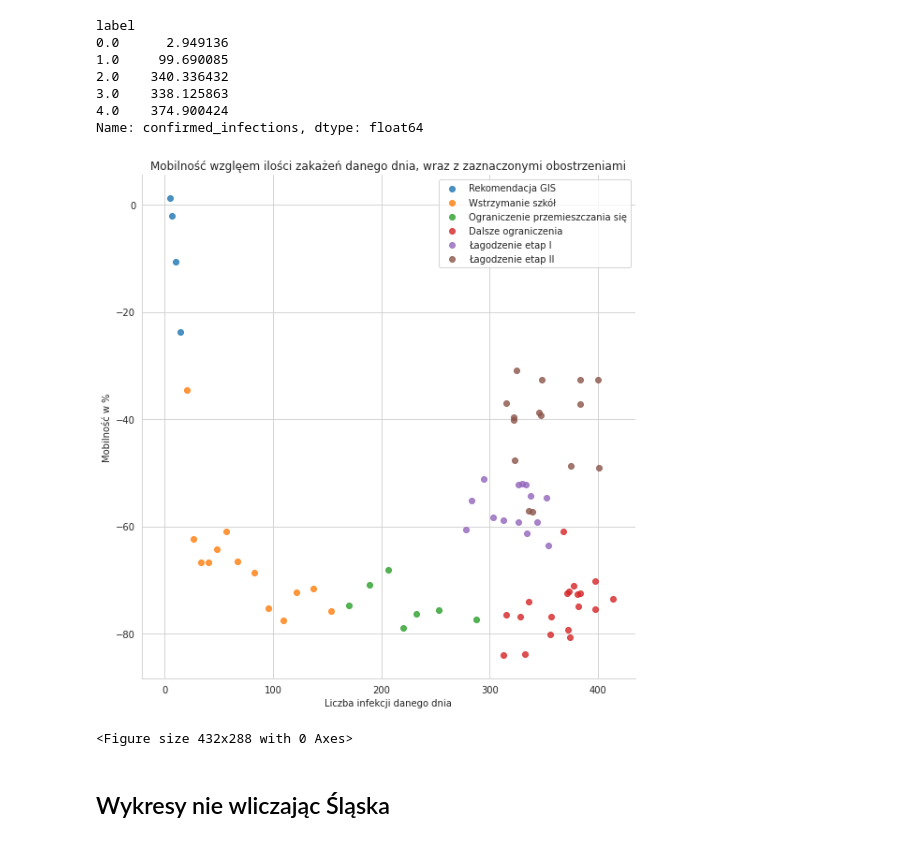
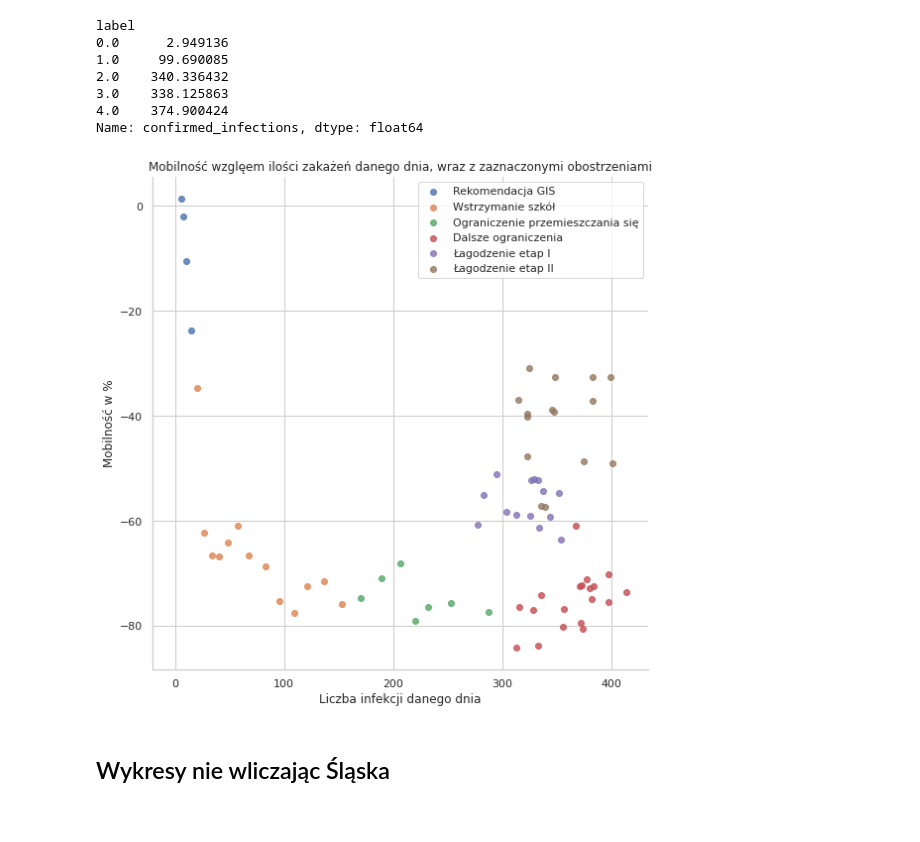
Before and after one commit to knmlprz/corona-analysis-1, a Jupyter notebook: notebooks/Analiza.ipynb, the cells around one changed output. Saved outputs shown, nothing was run; the diff lists cells and outputs as text; code cells hidden in the pictures.

```diff
--- a/notebooks/Analiza.ipynb
+++ b/notebooks/Analiza.ipynb
@@ -232,19 +233,18 @@ Name: confirmed_infections, dtype: float64
 # %%
 df.loc[df.index > "2020-03-8",'faza'] = 0
 df.loc[df.index > "2020-03-12",'faza'] = 1
 df.loc[df.index > "2020-03-25",'faza'] = 2
 df.loc[df.index > "2020-04-01",'faza'] = 3
 df.loc[df.index > "2020-04-20",'faza'] = 4
 df.loc[df.index > "2020-05-04",'faza'] = 5
 ax = sns.lmplot(x="confirmed_infections", y="pieszo", data=df[df.index < "2020-05-20"], fit_reg= False, height = 8, hue = "faza", legend = False)
 ax.set(ylabel='Mobilność w %', xlabel='Liczba infekcji danego dnia')
 plt.legend(labels=['Rekomendacja GIS', 'Wstrzymanie szkół', 'Ograniczenie przemieszczania się','Dalsze ograniczenia','Łagodzenie etap I', 'Łagodzenie etap II'])
 plt.title("Mobilność wzglęem ilości zakażeń danego dnia, wraz z zaznaczonymi obostrzeniami")
-plt.show()
-plt.savefig("fazy_porownanie_cale.png")
+plt.tight_layout()
+plt.savefig("../img/mobilnosc_infekcje_rekomendacje_rzadu.png", dpi=200)
 # %% [output]
-[figure, old version]
+[figure, new version]
-<Figure size 432x288 with 0 Axes>
 # %% [markdown]
 ## Wykresy nie wliczając Śląska
 # %%
```
Also changed, not shown: parts of 1 cell of this notebook, 2 other files.
